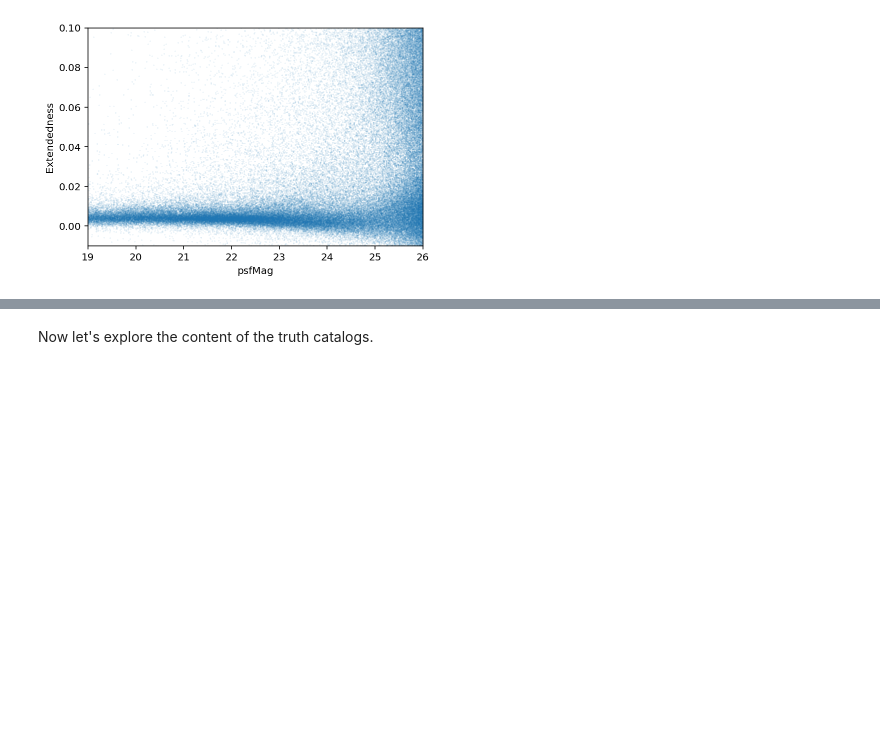
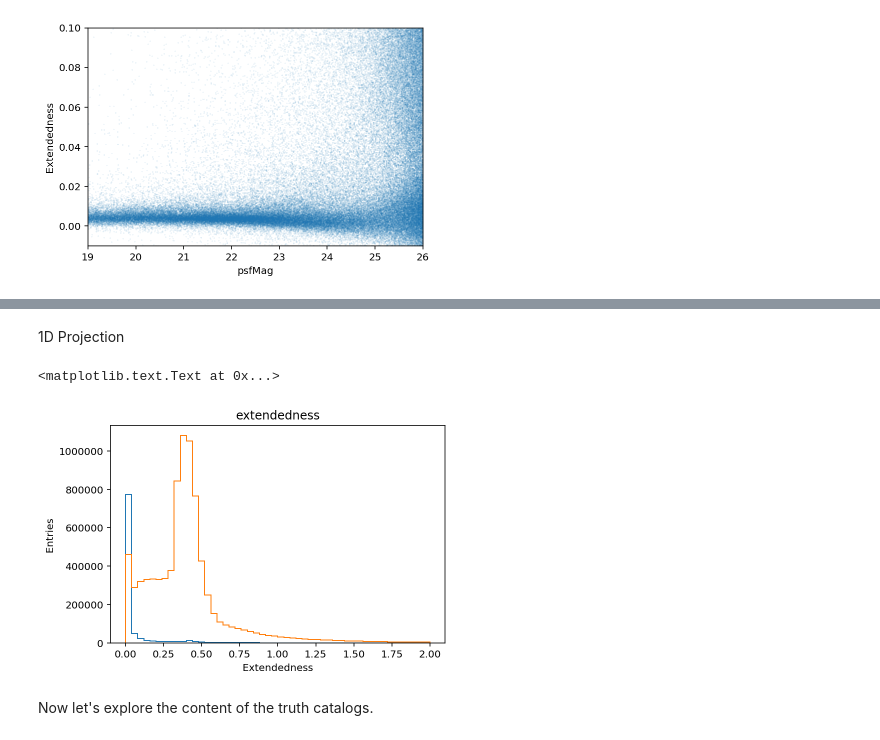
Before and after one commit to cwwalter/DC1_Analysis, a Jupyter notebook: Notebooks/Star-Galaxy.ipynb, the cells around one changed output, grey strips where cells are left out. Saved outputs shown, nothing was run; the diff lists cells and outputs as text; code cells hidden in the pictures; blank space fills up the shorter version.

```diff
--- a/Notebooks/Star-Galaxy.ipynb
+++ b/Notebooks/Star-Galaxy.ipynb
@@ -117,3 +141,14 @@ plt.ylabel("Extendedness")
+# %% [markdown]
+1D Projection
+# %%
+ax1 = single.query('object_class == "stars"').hist('extendedness', histtype='step', bins=50, range=[0, 2], grid=False)
+ax2 = single.query('object_class == "galaxies"').hist('extendedness', histtype='step', bins=50, range=[0, 2], grid=False, ax=ax1)
+
+plt.xlabel("Extendedness")
+plt.ylabel("Entries")
+# %% [output]
+<matplotlib.text.Text at 0x...>
+[figure, added]
 # %% [markdown]
 Now let's explore the content of the truth catalogs.
 # %%
```
Also changed, not shown: parts of 16 cells of this notebook.
